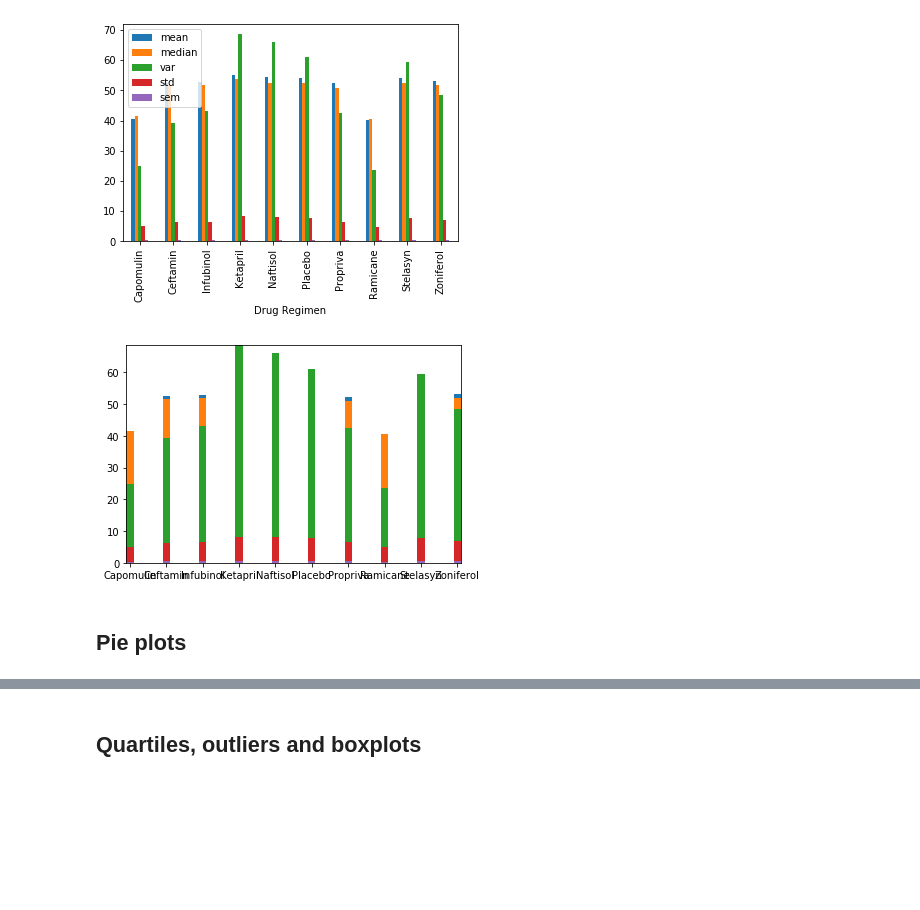
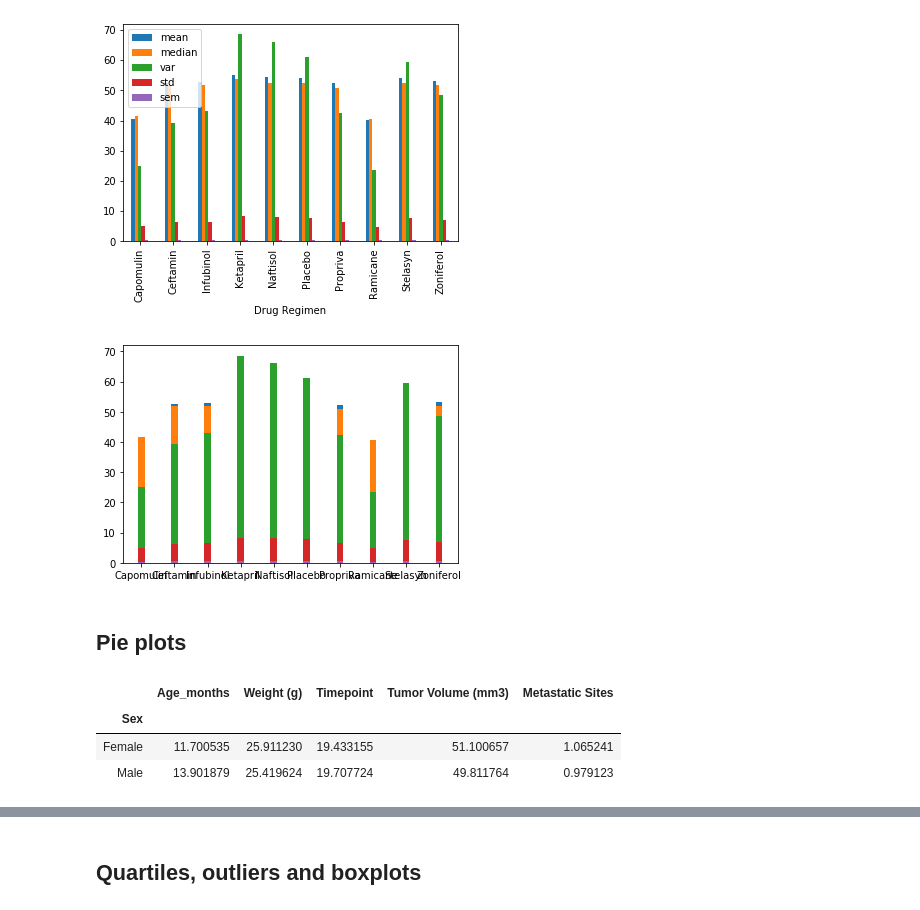
Before and after one commit to DenebAguirre/Matplotlib-challenge, a Jupyter notebook: Pymaceuticals/pymaceuticals_starter.ipynb, the cells around one changed output, grey strips where cells are left out. Saved outputs shown, nothing was run; the diff lists cells and outputs as text; code cells hidden in the pictures; blank space fills up the shorter version.

```diff
--- a/Pymaceuticals/pymaceuticals_starter.ipynb
+++ b/Pymaceuticals/pymaceuticals_starter.ipynb
@@ -60,16 +50,15 @@ Drugs_Effect.plot(kind='bar')
 [figure]
 # %%
 # Generate a bar plot showing number of data points for each treatment regimen using pyplot
-x = [x for x in Drugs_Effect.index.values]
-ax = plt.subplot()
-ax.bar(x,Drugs_Effect['mean'], width=0.2, align='center')
-ax.bar(x,Drugs_Effect['median'], width=0.2, align='center')
-ax.bar(x,Drugs_Effect['var'], width=0.2, align='center')
-ax.bar(x,Drugs_Effect['std'], width=0.2, align='center')
-ax.bar(x,Drugs_Effect['sem'], width=0.2, align='center')
-ax.autoscale(tight=True)
+x = Drugs_Effect.index.values
+fig, ax = plt.subplots()
+ax.bar (x,Drugs_Effect['mean'], width=0.2, align='center')
+ax.bar (x,Drugs_Effect['median'], width=0.2, align='center')
+ax.bar (x,Drugs_Effect['var'], width=0.2, align='center')
+ax.bar (x,Drugs_Effect['std'], width=0.2, align='center')
+ax.bar (x,Drugs_Effect['sem'], width=0.2, align='center')
 plt.show()
 # %% [output]
-[figure, old version]
+[figure, new version]
 # %% [markdown]
 ## Pie plots
@@ -82,2 +65,10 @@ ax.bar(x+0.8,Drugs_Effect['sem'], width=0.2, align='center')
 # %%
-# Generate a pie plot showing the distribution of female versus male mice using pyplot
+# Generate a pie plot showing the distribution of female versus male mice using pandas
+
+micesex = mouse_study.groupby(['Sex']).mean()
+micesex.head()
+# %% [output]
+|  | Age_months | Weight (g) | Timepoint | Tumor Volume (mm3) | Metastatic Sites |
+| Sex |  |  |  |  |  |
+| Female | 11.700535 | 25.911230 | 19.433155 | 51.100657 | 1.065241 |
+| Male | 13.901879 | 25.419624 | 19.707724 | 49.811764 | 0.979123 |
```
Also changed, not shown: parts of 16 cells of this notebook.
